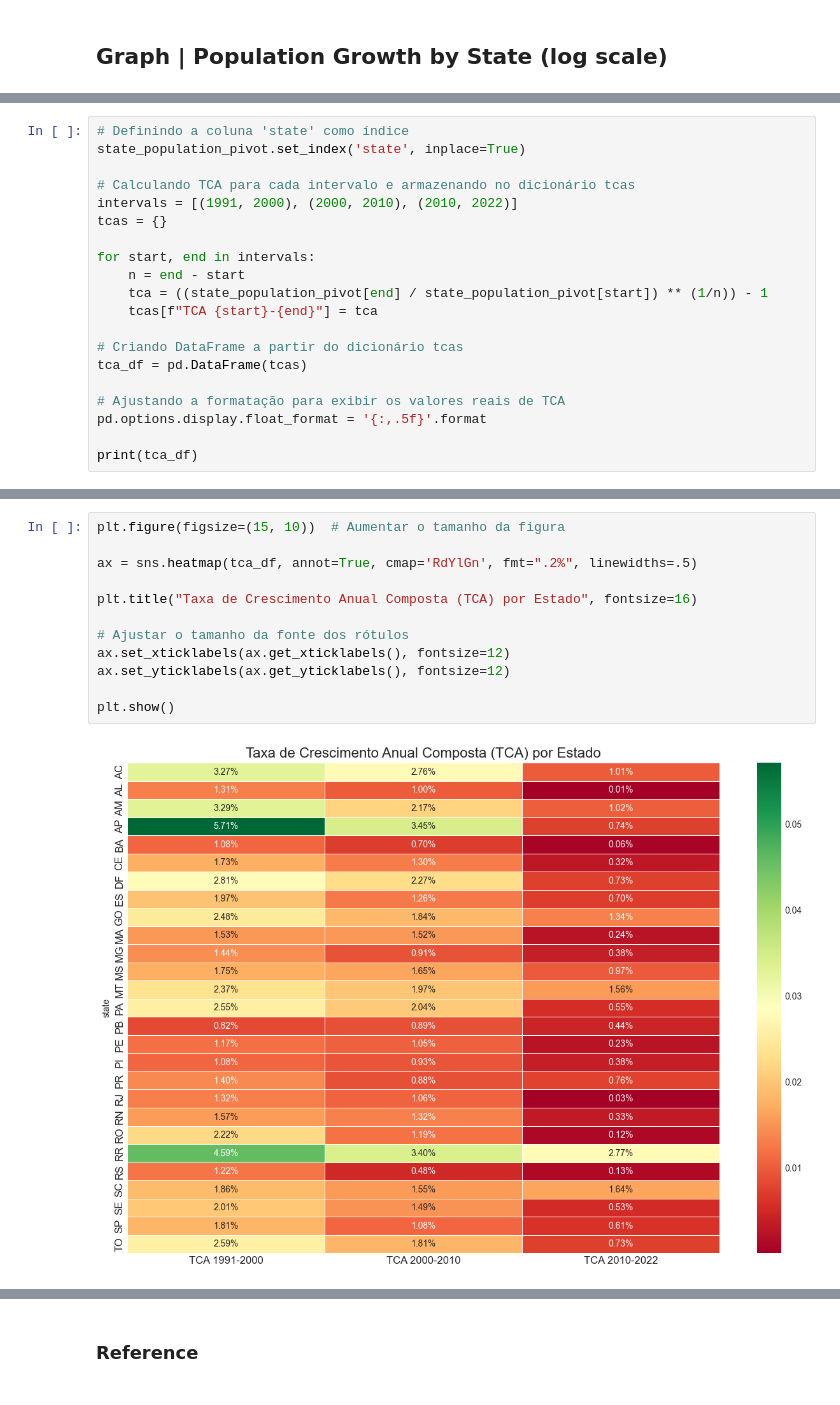
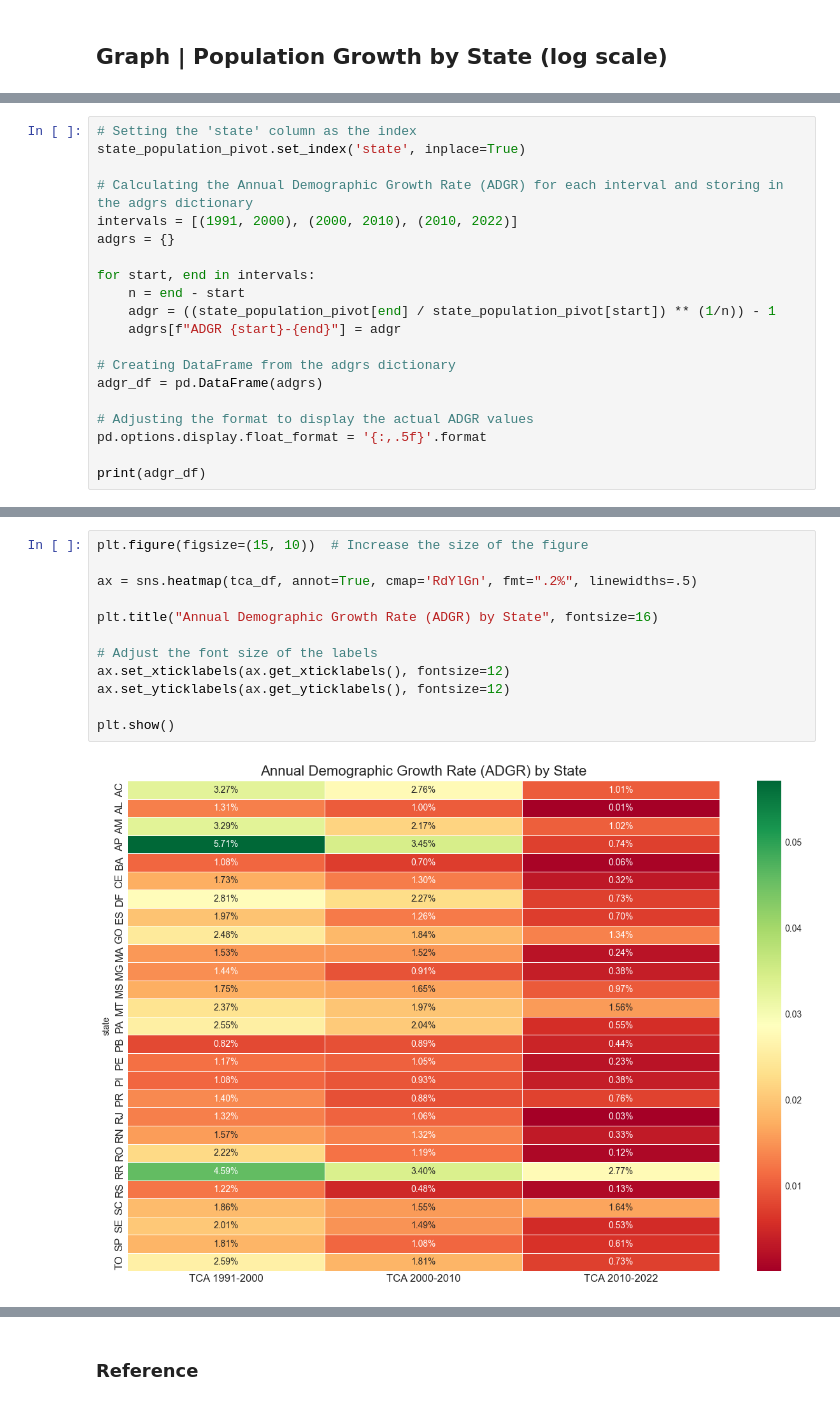
Before and after one commit to jlfenerich/project.censo-dataviz, a Jupyter notebook: notebooks/analysis1_population_growth.ipynb, the cells around one changed output, grey strips where cells are left out. Cells and saved outputs as stored; diff of their text form.

```diff
--- a/notebooks/analysis1_population_growth.ipynb
+++ b/notebooks/analysis1_population_growth.ipynb
@@ -216,23 +215,23 @@ plt.show()
 # %% [output]
 [figure]
 # %%
-# Definindo a coluna 'state' como índice
+# Setting the 'state' column as the index
 state_population_pivot.set_index('state', inplace=True)
 
-# Calculando TCA para cada intervalo e armazenando no dicionário tcas
+# Calculating the Annual Demographic Growth Rate (ADGR) for each interval and storing in the adgrs dictionary
 intervals = [(1991, 2000), (2000, 2010), (2010, 2022)]
-tcas = {}
+adgrs = {}
 
 for start, end in intervals:
     n = end - start
-    tca = ((state_population_pivot[end] / state_population_pivot[start]) ** (1/n)) - 1
-    tcas[f"TCA {start}-{end}"] = tca
+    adgr = ((state_population_pivot[end] / state_population_pivot[start]) ** (1/n)) - 1
+    adgrs[f"ADGR {start}-{end}"] = adgr
 
-# Criando DataFrame a partir do dicionário tcas
-tca_df = pd.DataFrame(tcas)
+# Creating DataFrame from the adgrs dictionary
+adgr_df = pd.DataFrame(adgrs)
 
-# Ajustando a formatação para exibir os valores reais de TCA
+# Adjusting the format to display the actual ADGR values
 pd.options.display.float_format = '{:,.5f}'.format
 
-print(tca_df)
+print(adgr_df)
 # %% [output]
@@ -258,14 +281,14 @@ TO           0.02589        0.01806        0.00730
 # %%
-plt.figure(figsize=(15, 10))  # Aumentar o tamanho da figura
+plt.figure(figsize=(15, 10))  # Increase the size of the figure
 
 ax = sns.heatmap(tca_df, annot=True, cmap='RdYlGn', fmt=".2%", linewidths=.5)
 
-plt.title("Taxa de Crescimento Anual Composta (TCA) por Estado", fontsize=16)
+plt.title("Annual Demographic Growth Rate (ADGR) by State", fontsize=16)
 
-# Ajustar o tamanho da fonte dos rótulos
+# Adjust the font size of the labels
 ax.set_xticklabels(ax.get_xticklabels(), fontsize=12)
 ax.set_yticklabels(ax.get_yticklabels(), fontsize=12)
 
 plt.show()
 # %% [output]
-[figure, old version]
+[figure, new version]
```
Also changed, not shown: parts of 20 cells of this notebook, 1 other file.
